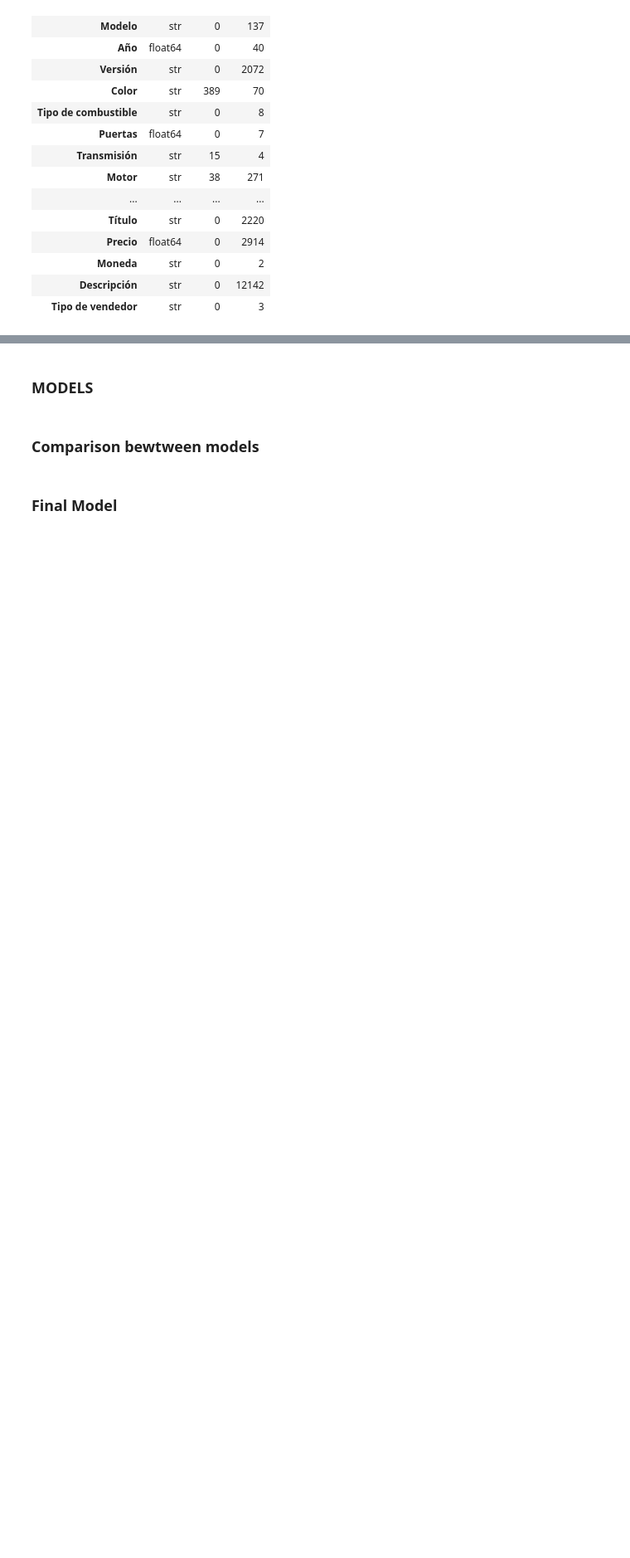
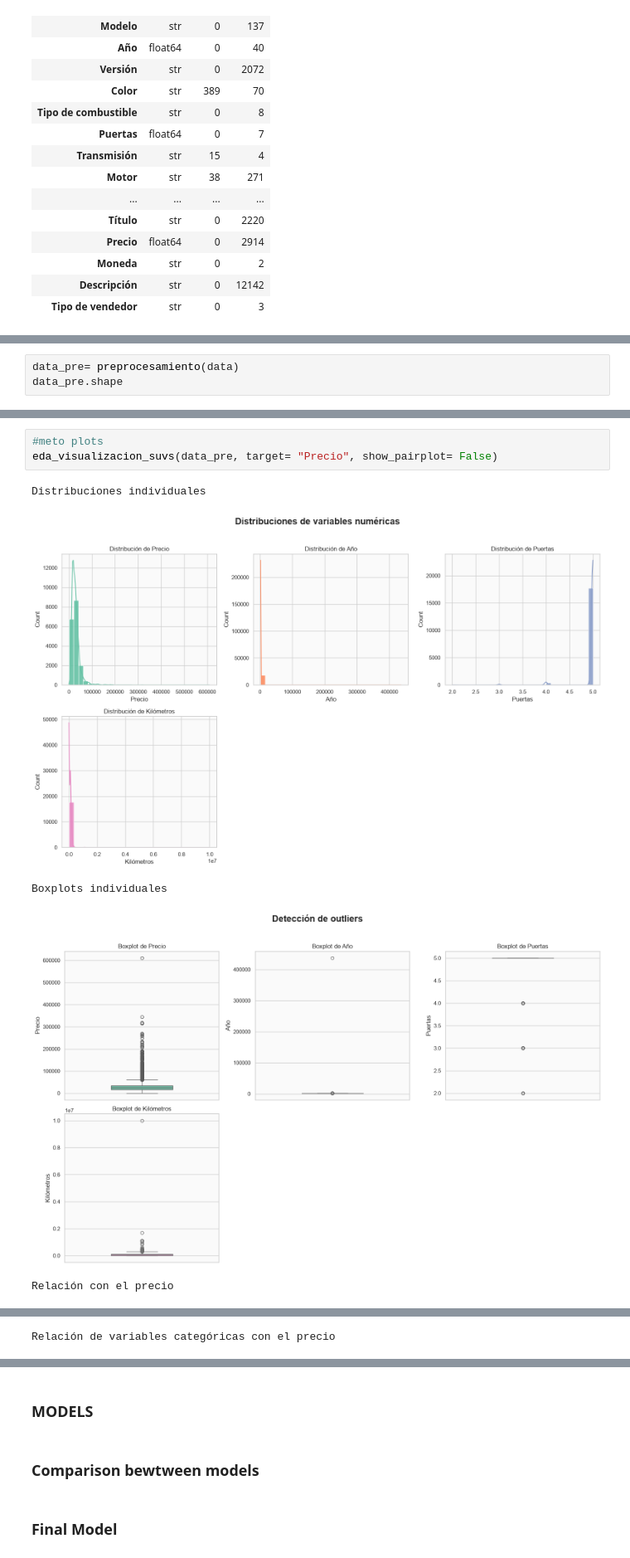
Before and after one commit to PilarOtero/Gurevich_Otero_Informe_PF, a Jupyter notebook: notebook/Gurevich_Otero_Notebook_PF.ipynb, the cells around one changed output, grey strips where cells are left out. Shown at 83% size. Saved outputs shown, nothing was run; the diff lists cells and outputs as text; blank space fills up the shorter version.

```diff
--- a/notebook/Gurevich_Otero_Notebook_PF.ipynb
+++ b/notebook/Gurevich_Otero_Notebook_PF.ipynb
@@ -129,0 +108,3 @@ Index(['Unnamed: 0', 'Año', 'Puertas', 'Precio'], dtype='str')
+# %%
+data_pre= preprocesamiento(data)
+data_pre.shape
@@ -129,0 +146,9 @@ Index(['Unnamed: 0', 'Año', 'Puertas', 'Precio'], dtype='str')
+# %%
+#meto plots
+eda_visualizacion_suvs(data_pre, target= "Precio", show_pairplot= False)
+# %% [output]
+Distribuciones individuales
+[figure, added]
+Boxplots individuales
+[figure, added]
+Relación con el precio
@@ -129,0 +156 @@ Index(['Unnamed: 0', 'Año', 'Puertas', 'Precio'], dtype='str')
+Relación de variables categóricas con el precio
```
Also changed, not shown: parts of 18 cells of this notebook, 3 other files.
